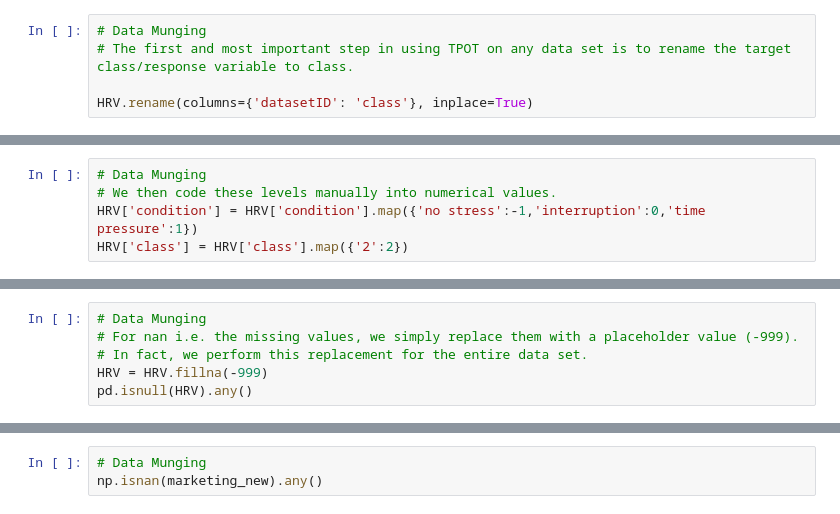
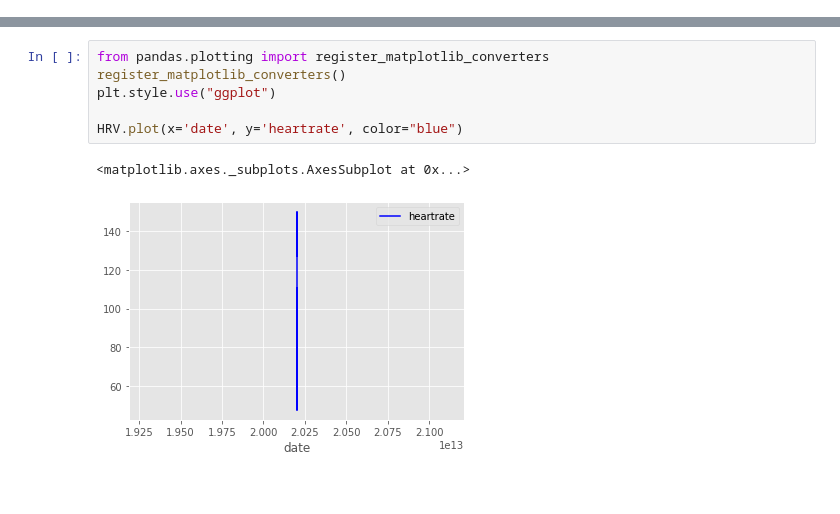
Before and after one commit to AnnaGuetat/Rempower.Tech, a Jupyter notebook: MyJupiter/HRV .ipynb, the cells around one changed output, grey strips where cells are left out. Saved outputs shown, nothing was run; the diff lists cells and outputs as text.

```diff
--- a/MyJupiter/HRV .ipynb
+++ b/MyJupiter/HRV .ipynb
@@ -75,5 +27,0 @@ Name: HR, Length: 369289, dtype: int64
-# %%
-# Data Munging
-# The first and most important step in using TPOT on any data set is to rename the target class/response variable to class.
-
-HRV.rename(columns={'datasetID': 'class'}, inplace=True)
@@ -118,5 +27,0 @@ Levels for catgeory 'condition': ['no stress' 'interruption' 'time pressure']
-# %%
-# Data Munging
-# We then code these levels manually into numerical values.
-HRV['condition'] = HRV['condition'].map({'no stress':-1,'interruption':0,'time pressure':1})
-HRV['class'] = HRV['class'].map({'2':2})
@@ -125,6 +27,0 @@ KeyError: 'class'
-# %%
-# Data Munging
-# For nan i.e. the missing values, we simply replace them with a placeholder value (-999).
-# In fact, we perform this replacement for the entire data set.
-HRV = HRV.fillna(-999)
-pd.isnull(HRV).any()
@@ -171,3 +28,9 @@ SyntaxError: invalid syntax (<ipython-input-25-b668b13fdaec>, line 4)
-# %%
-# Data Munging
-np.isnan(marketing_new).any()
+# %%
+from pandas.plotting import register_matplotlib_converters
+register_matplotlib_converters()
+plt.style.use("ggplot")
+
+HRV.plot(x='date', y='heartrate', color="blue")
+# %% [output]
+<matplotlib.axes._subplots.AxesSubplot at 0x...>
+[figure, added]
```
Also changed, not shown: parts of 16 cells of this notebook.
